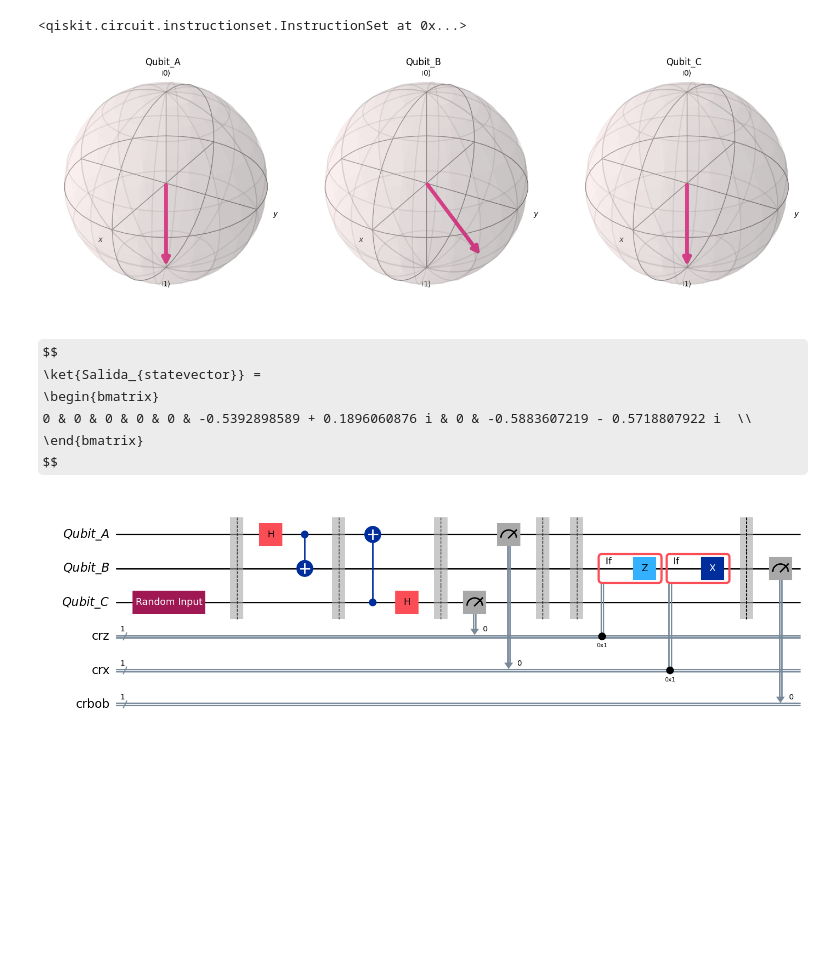
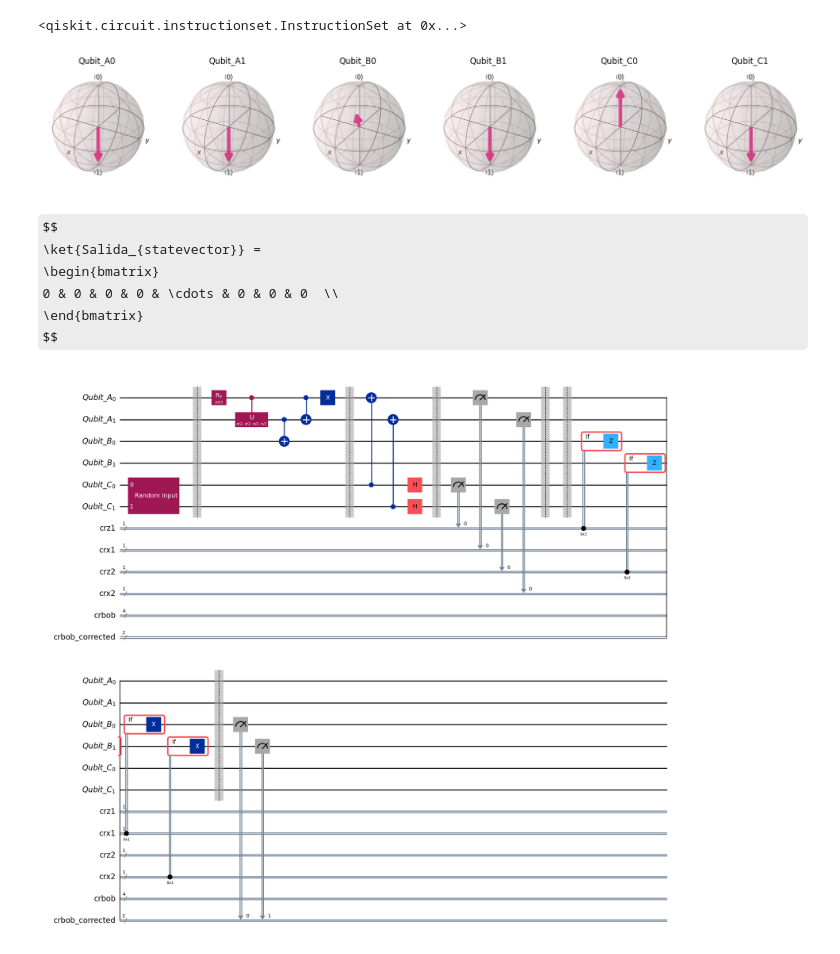
Before and after one commit to Cristian-David-Araujo/quantum_computer, a Jupyter notebook: P3/2_Teletransportacion_Cuantica_2025_Qiskit2.0.ipynb, the cells around one changed output. Saved outputs shown, nothing was run; the diff lists cells and outputs as text; code cells hidden in the pictures; some formulas as TeX source; blank space fills up the shorter version.

```diff
--- a/P3/2_Teletransportacion_Cuantica_2025_Qiskit2.0.ipynb
+++ b/P3/2_Teletransportacion_Cuantica_2025_Qiskit2.0.ipynb
@@ -37,13 +54,15 @@ def circuito_de_bob(qc, beta1, m1, m2):
 # %%
 # Definición de registros de qubits de entrada
-QEntanglem_A = QuantumRegister(1, name='Qubit_A')
-QEntanglem_B = QuantumRegister(1, name='Qubit_B')
-Q2teletransport = QuantumRegister(1, name='Qubit_C')
+Q2teletransport = QuantumRegister(2, name='Qubit_C')  # Ahora contiene 2 qubits
+QEntanglem_A = QuantumRegister(2, name='Qubit_A')  # Ahora contiene 2 qubits
+QEntanglem_B = QuantumRegister(2, name='Qubit_B')  # Ahora contiene 2 qubits
 
 # Definición de registros de bits clásicos para medida
-crz = ClassicalRegister(1, name='crz')
-crx = ClassicalRegister(1, name='crx')
-crbob = ClassicalRegister(1, name='crbob')
+crz1 = ClassicalRegister(1, name='crz1')
+crx1 = ClassicalRegister(1, name='crx1')
+crz2 = ClassicalRegister(1, name='crz2')
+crx2 = ClassicalRegister(1, name='crx2')
+crbob = ClassicalRegister(4, name='crbob')  # Ahora contiene 4 bits clásicos
 
 # Definición del circuito de teletransportación cuántica
-teleport_cir = QuantumCircuit(QEntanglem_A, QEntanglem_B, Q2teletransport, crz, crx, crbob)
+teleport_cir = QuantumCircuit(QEntanglem_A, QEntanglem_B, Q2teletransport, crz1, crx1, crz2, crx2, crbob)
@@ -68,22 +105,24 @@ Las probabilidades de este estado cuántico aleatorio son: [0.32678402 0.6732159
 # %%
-# Ensamblado del circuito completo de la Teletransportación Cuántica
-init_gate = QuantumCircuit(1, name="Random Input")
-init_gate.initialize(qrandom,0)
+# Ensamblado del circuito completo de la Teletransportación Cuántica con estado W
+init_gate = QuantumCircuit(2, name="Random Input")
+init_gate.initialize(qrandom1, 0)
+init_gate.initialize(qrandom2, 1)
 
 teleport_cir.append(init_gate.to_instruction(), Q2teletransport)
-teleport_cir.barrier() # Uso de "barrier" (barrera) para separar las diversas etapas
+teleport_cir.barrier()  # Uso de "barrier" (barrera) para separar las diversas etapas
 
-crear_estado_bell00(teleport_cir, QEntanglem_A, QEntanglem_B)
+# Crear el estado W en los qubits de entrelazamiento
+crear_estado_w(teleport_cir, QEntanglem_A[0], QEntanglem_A[1], QEntanglem_B[0])
 teleport_cir.barrier()
 
-circuito_de_alice(teleport_cir, Q2teletransport, QEntanglem_A)
+# Circuito de Alice
+circuito_de_alice_w(teleport_cir, Q2teletransport[0], Q2teletransport[1], QEntanglem_A[0], QEntanglem_A[1])
 
-# El resultado de la medida realizada por Alice se envía a Bob por un canal clásico
-# (correo electronico, Whtspp, llamada telefónica).
-# Este canal clásico se representa por la doble barrera indicada en el circuito.
-medicion_de_alice(teleport_cir, Q2teletransport, QEntanglem_A, crz, crx)
+# Medición de Alice
+medicion_de_alice_w(teleport_cir, Q2teletransport[0], Q2teletransport[1], QEntanglem_A[0], QEntanglem_A[1], crz1, crx1, crz2, crx2)
 
-circuito_de_bob(teleport_cir, QEntanglem_B, crz, crx)
+# Circuito de Bob
+circuito_de_bob_w(teleport_cir, QEntanglem_B[0], QEntanglem_B[1], crz1, crx1, crz2, crx2)
 # %%
 # Definición de simuladores requeridos
 statevector_simulator = AerSimulator(method='statevector')
@@ -104,26 +143,33 @@ statevector = result.get_statevector(circ_statevector)
 # %%
 fig = plot_bloch_multivector(statevector)
 
-custom_labels = ['Qubit_A', 'Qubit_B', 'Qubit_C']
+custom_labels = ['Qubit_A0', 'Qubit_A1', 'Qubit_B0', 'Qubit_B1', 'Qubit_C0', 'Qubit_C1']
+# Personalizar los títulos de los ejes
 for ax, label in zip(fig.axes, custom_labels):
     ax.set_title(label, pad=28)
 plt.show()
 
 display(array_to_latex(Statevector(statevector), prefix="\\ket{Salida_{statevector}} = "))
 # %% [output]
-[figure, old version]
+[figure, new version]
 $$
 \ket{Salida_{statevector}} =
 \begin{bmatrix}
-0 & 0 & 0 & 0 & 0 & -0.5392898589 + 0.1896060876 i & 0 & -0.5883607219 - 0.5718807922 i  \\
+0 & 0 & 0 & 0 & \cdots & 0 & 0 & 0  \\
  \end{bmatrix}
 $$
 # %%
 teleport_cir.barrier() # Uso de "barrier" (barrera) para separar las diversas etapas
-teleport_cir.measure(QEntanglem_B, crbob)
+
+# Crear un registro clásico de tamaño 2 para medir QEntanglem_B
+crbob_corrected = ClassicalRegister(2, name='crbob_corrected')
+teleport_cir.add_register(crbob_corrected)
+
+# Medir QEntanglem_B en el registro clásico corregido
+teleport_cir.measure(QEntanglem_B, crbob_corrected)
 
 # Gráfica del circuito completo de Teletransportación Cuántica
 teleport_cir.draw('mpl')
 plt.show()
 # %% [output]
-[figure, old version]
+[figure, new version]
```
Also changed, not shown: parts of 9 cells of this notebook, 1 other file.
